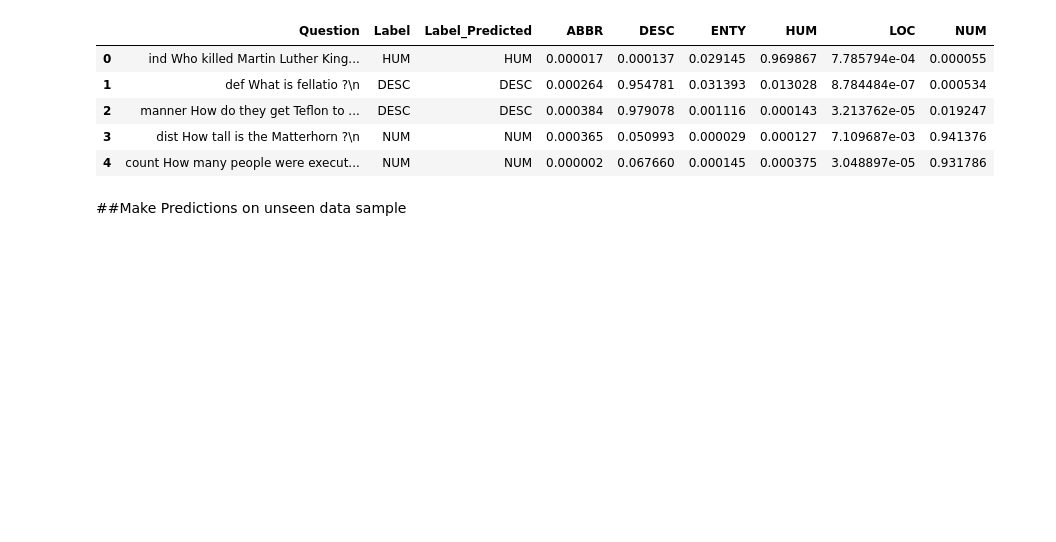
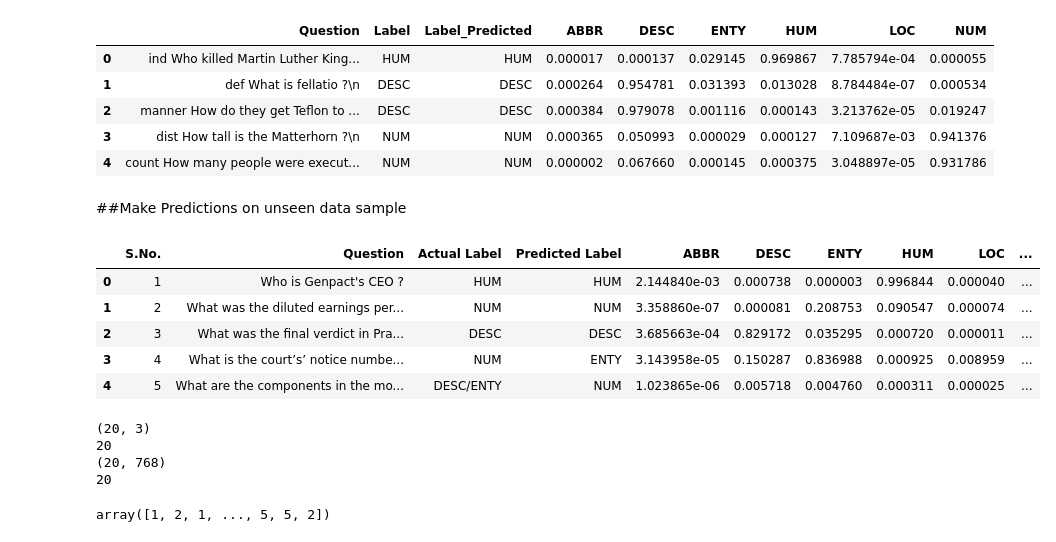
Before and after one commit to plaban1981/Huggingface_transformers_course, a Jupyter notebook: Huggingface_Sentence_transformer__classify_questions.ipynb, the cells around one changed output. Drawn from its saved outputs; the diff is of its cells as text; code cells hidden in the pictures; blank space fills up the shorter version.

```diff
--- a/Huggingface_Sentence_transformer__classify_questions.ipynb
+++ b/Huggingface_Sentence_transformer__classify_questions.ipynb
@@ -500,0 +503,9 @@ final_validation_preds.head()
+# %%
+TEST.head()
+# %% [output]
+|  | S.No. | Question | Actual Label | Predicted Label | ABBR | DESC | ENTY | HUM | LOC | ... |
+| 0 | 1 | Who is Genpact's CEO ? | HUM | HUM | 2.144840e-03 | 0.000738 | 0.000003 | 0.996844 | 0.000040 | ... |
+| 1 | 2 | What was the diluted earnings per... | NUM | NUM | 3.358860e-07 | 0.000081 | 0.208753 | 0.090547 | 0.000074 | ... |
+| 2 | 3 | What was the final verdict in Pra... | DESC | DESC | 3.685663e-04 | 0.829172 | 0.035295 | 0.000720 | 0.000011 | ... |
+| 3 | 4 | What is the court’s’ notice numbe... | NUM | ENTY | 3.143958e-05 | 0.150287 | 0.836988 | 0.000925 | 0.008959 | ... |
+| 4 | 5 | What are the components in the mo... | DESC/ENTY | NUM | 1.023865e-06 | 0.005718 | 0.004760 | 0.000311 | 0.000025 | ... |
@@ -500,0 +534,16 @@ final_validation_preds.head()
+# %%
+file_path = "/content/TestSet_QueryClassification.xlsx"
+model_path = "/content/drive/MyDrive/AV_Hack/Logistic_regression.pkl"
+testdata = process_test_data(file_path,model_path)
+testdata.read_data()
+testdata.generate_vectors()
+df= testdata.load_and_predict()
+# %% [output]
+(20, 3)
+20
+(20, 768)
+20
+# %%
+predictions
+# %% [output]
+array([1, 2, 1, ..., 5, 5, 2])
```
Also changed, not shown: parts of 2 cells of this notebook.
